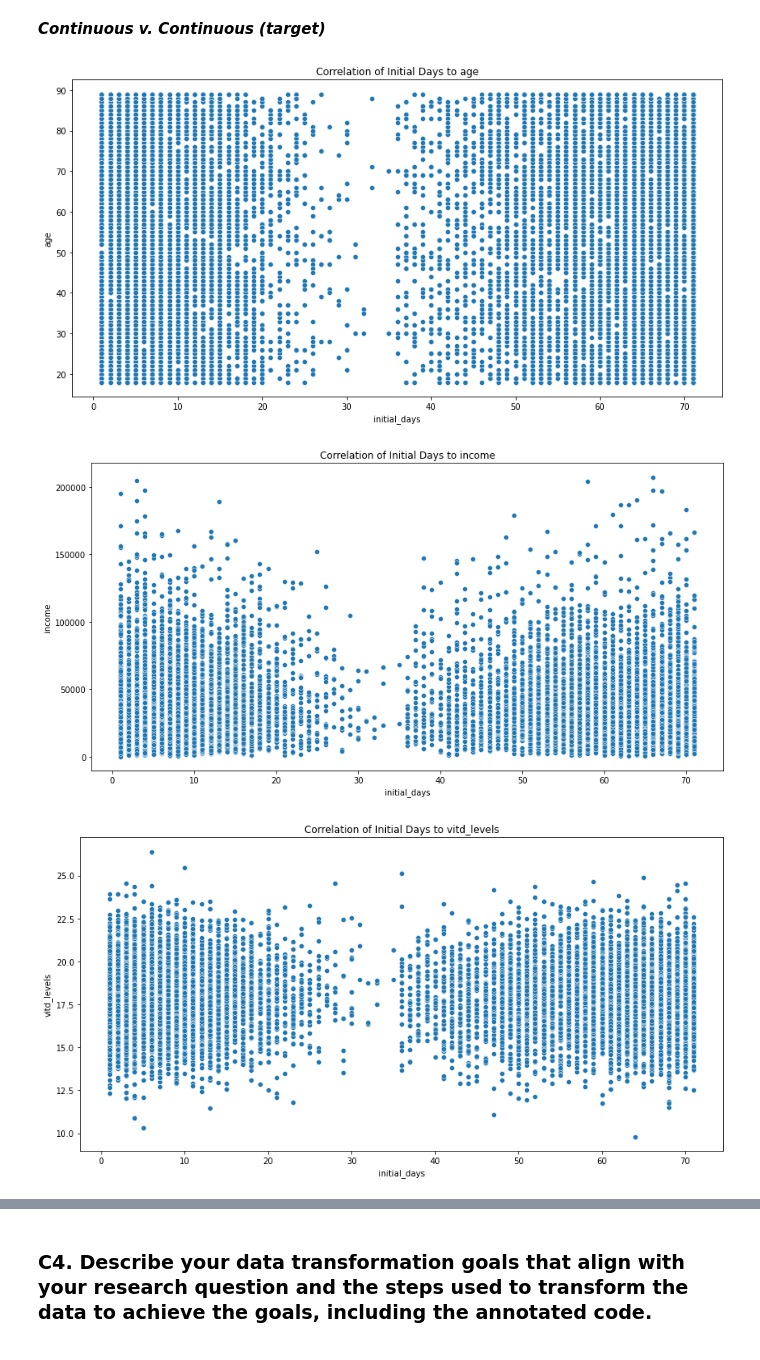
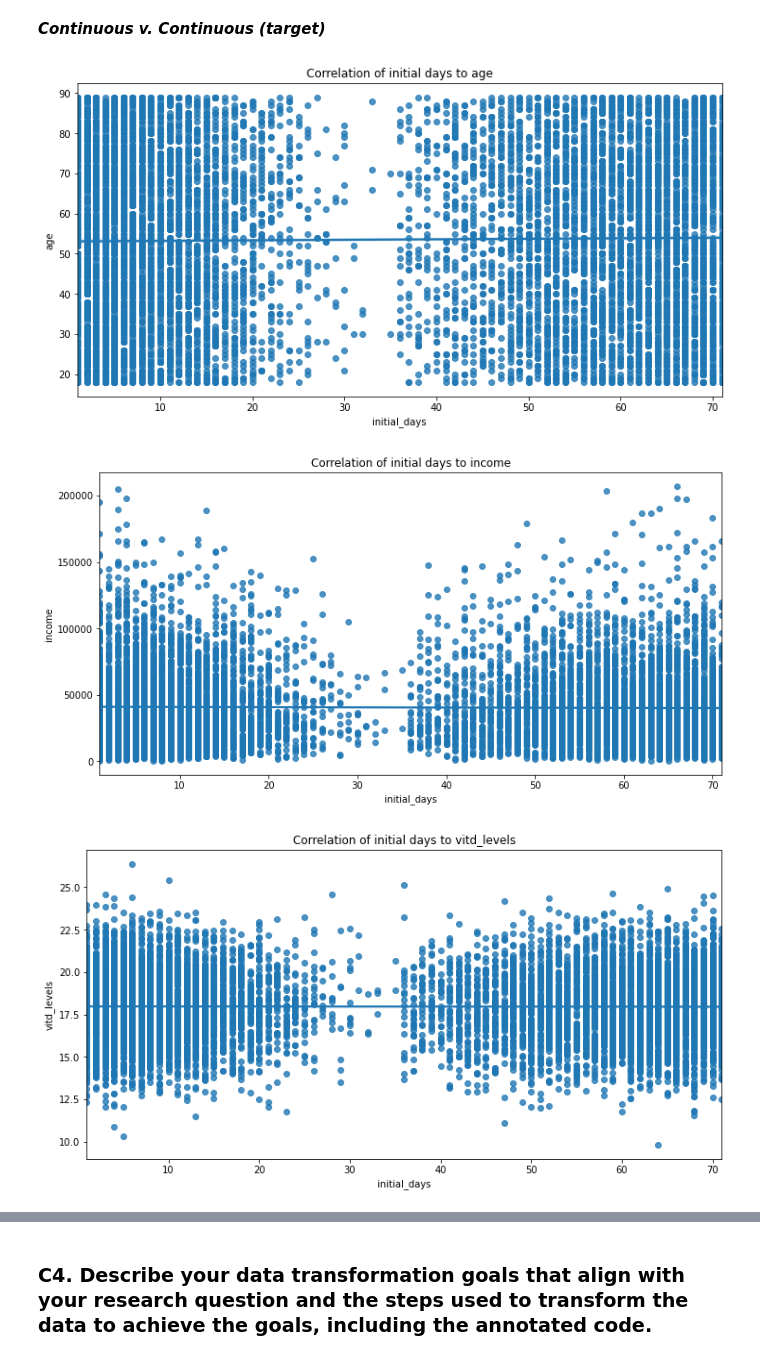
Before and after one commit to DesireeMcElroy/WGU_MSDA, a Jupyter notebook: D208-Predictive_Modeling/logistic_reg_task1.ipynb, the cells around one changed output, grey strips where cells are left out. Cells and saved outputs as stored; diff of their text form; code cells hidden in the pictures.

```diff
--- a/D208-Predictive_Modeling/logistic_reg_task1.ipynb
+++ b/D208-Predictive_Modeling/logistic_reg_task1.ipynb
@@ -408,11 +485,11 @@ diabetes:
 ***Continuous v. Continuous (target)***
 # %%
 for i in cont_vars:
-    plt.figure(figsize=(14,7))
-    sns.scatterplot(data=df, x=df['initial_days'], y=i)
-    plt.title(f'Correlation of Initial Days to {i}')
+    plt.figure(figsize=(12,6))
+    sns.regplot(data=df, x=df['initial_days'], y=i)
+    plt.title(f'Correlation of initial days to {i}')
     plt.show()
 # %% [output]
-[figure, old version]
+[figure, new version]
-[figure, old version]
+[figure, new version]
-[figure, old version]
+[figure, new version]
```
Also changed, not shown: parts of 28 cells of this notebook.
